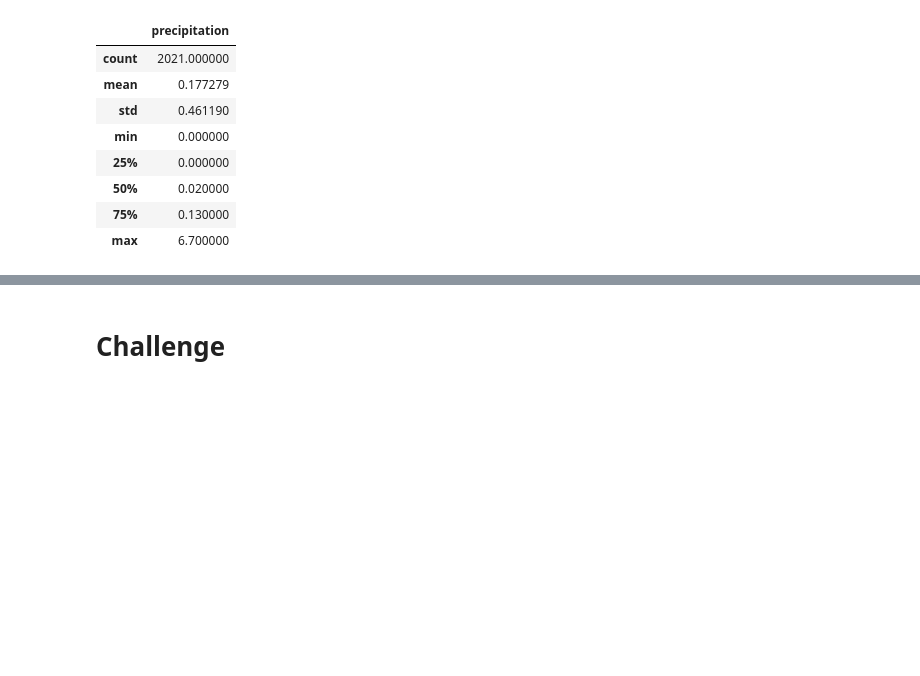
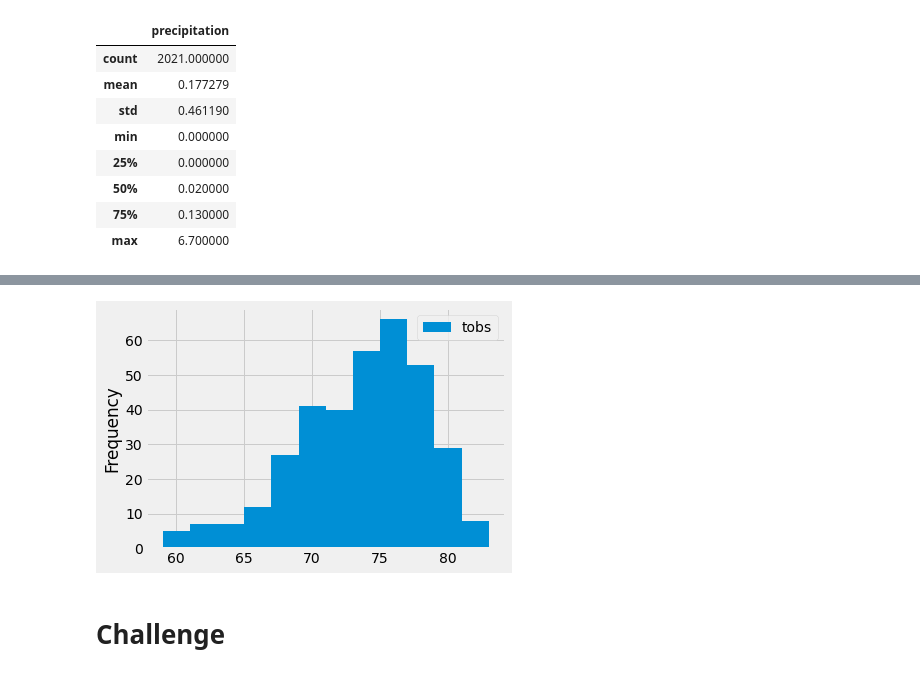
Before and after one commit to codestorms37/surfs_up, a Jupyter notebook: climate_analysis.ipynb, the cells around one changed output, grey strips where cells are left out. Drawn from its saved outputs; the diff is of its cells as text; code cells hidden in the pictures; blank space fills up the shorter version.

```diff
--- a/climate_analysis.ipynb
+++ b/climate_analysis.ipynb
@@ -233,3 +304,8 @@ df.describe()
+# %%
+df.plot.hist(bins=12)
+plt.tight_layout()
+# %% [output]
+[figure, added]
 # %%
 # Write a function called `calc_temps` that will accept start date and end date in the format '%Y-%m-%d'
 # and return the minimum, average, and maximum temperatures for that range of dates
```
Also changed, not shown: parts of 12 cells of this notebook.
